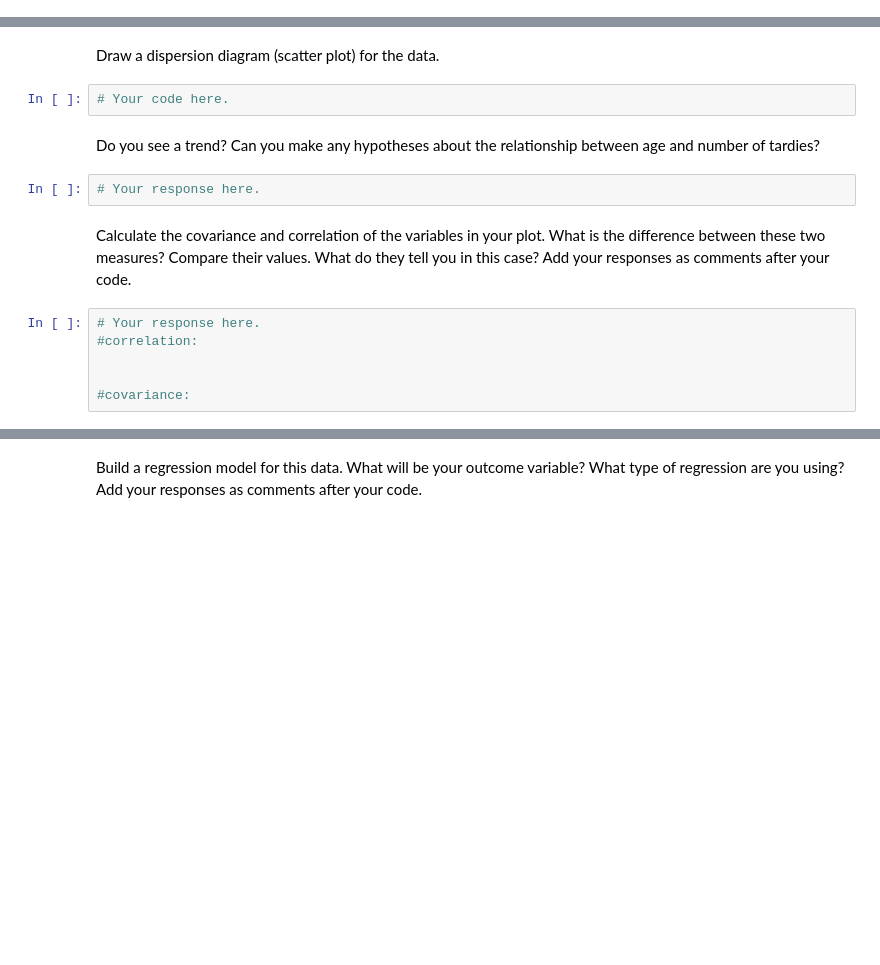
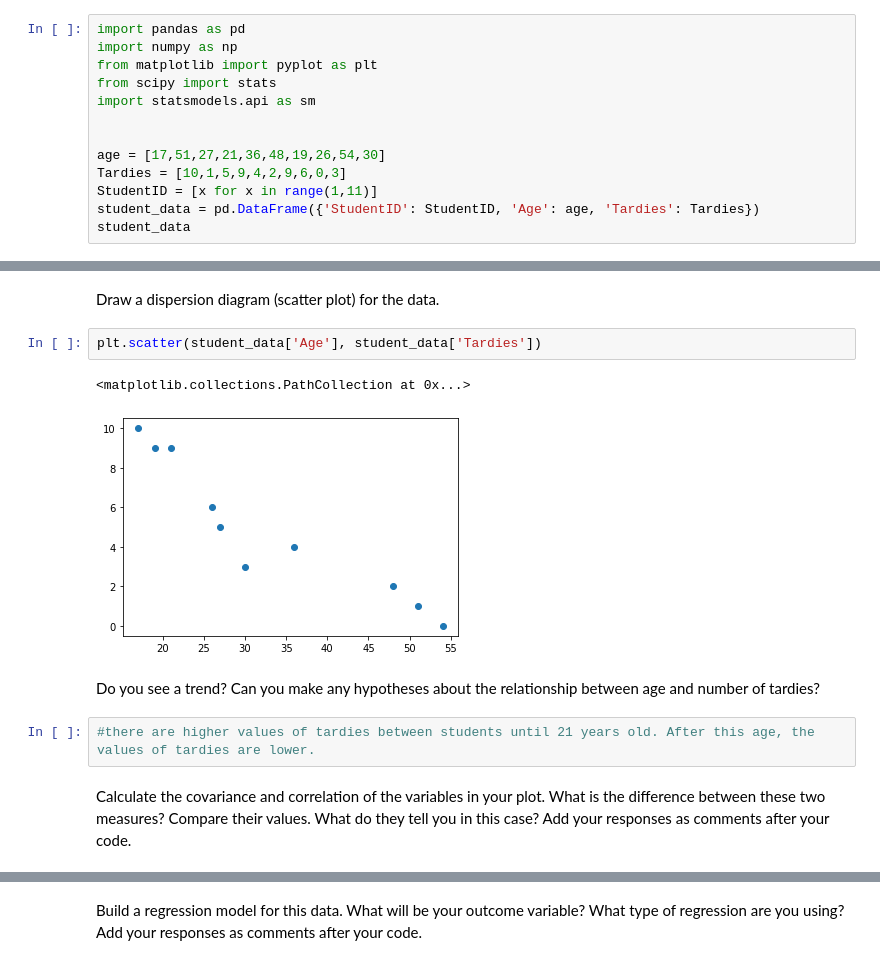
Before and after one commit to ta-data-lis/lab-regression-analysis, a Jupyter notebook: your-code/challenge1.ipynb, the cells around one changed output, grey strips where cells are left out. Drawn from its saved outputs; the diff is of its cells as text; blank space fills up the shorter version.

```diff
--- a/your-code/challenge1.ipynb
+++ b/your-code/challenge1.ipynb
@@ -32,0 +31,13 @@ student_data = pd.DataFrame({'X': [x_values], 'Y': [y_values]})
+# %%
+import pandas as pd
+import numpy as np
+from matplotlib import pyplot as plt
+from scipy import stats
+import statsmodels.api as sm
+
+
+age = [17,51,27,21,36,48,19,26,54,30]
+Tardies = [10,1,5,9,4,2,9,6,0,3]
+StudentID = [x for x in range(1,11)]
+student_data = pd.DataFrame({'StudentID': StudentID, 'Age': age, 'Tardies': Tardies})
+student_data
@@ -33,16 +56,13 @@ student_data = pd.DataFrame({'X': [x_values], 'Y': [y_values]})
 # %% [markdown]
 Draw a dispersion diagram (scatter plot) for the data.
-# %%
-# Your code here.
+# %%
+plt.scatter(student_data['Age'], student_data['Tardies'])
+# %% [output]
+<matplotlib.collections.PathCollection at 0x...>
+[figure, added]
 # %% [markdown]
 Do you see a trend? Can you make any hypotheses about the relationship between age and number of tardies?
-# %%
-# Your response here.
+# %%
+#there are higher values of tardies between students until 21 years old. After this age, the values of tardies are lower.
 # %% [markdown]
 Calculate the covariance and correlation of the variables in your plot. What is the difference between these two measures? Compare their values. What do they tell you in this case? Add your responses as comments after your code.
-# %%
-# Your response here.
-#correlation:
-
-
-#covariance:
```
Also changed, not shown: parts of 27 cells of this notebook.
